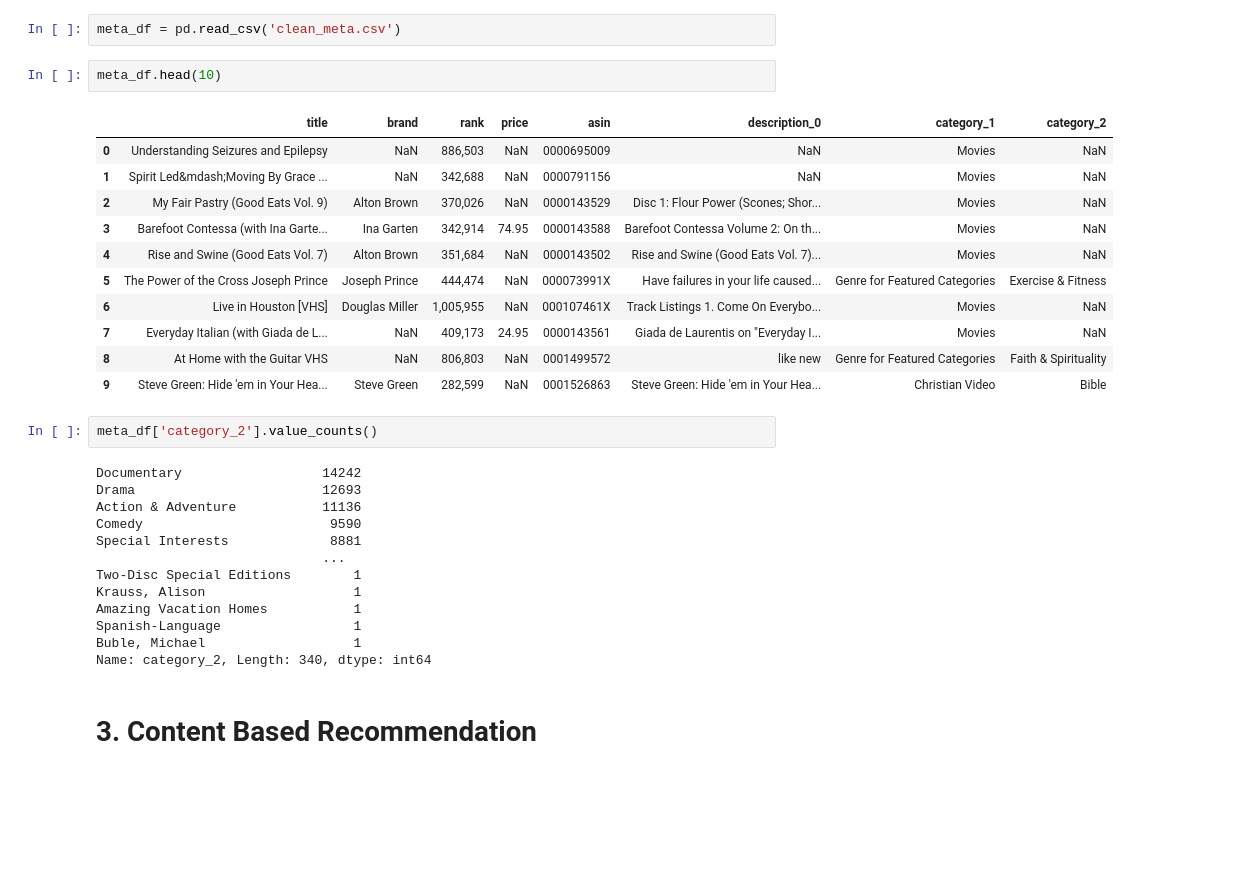
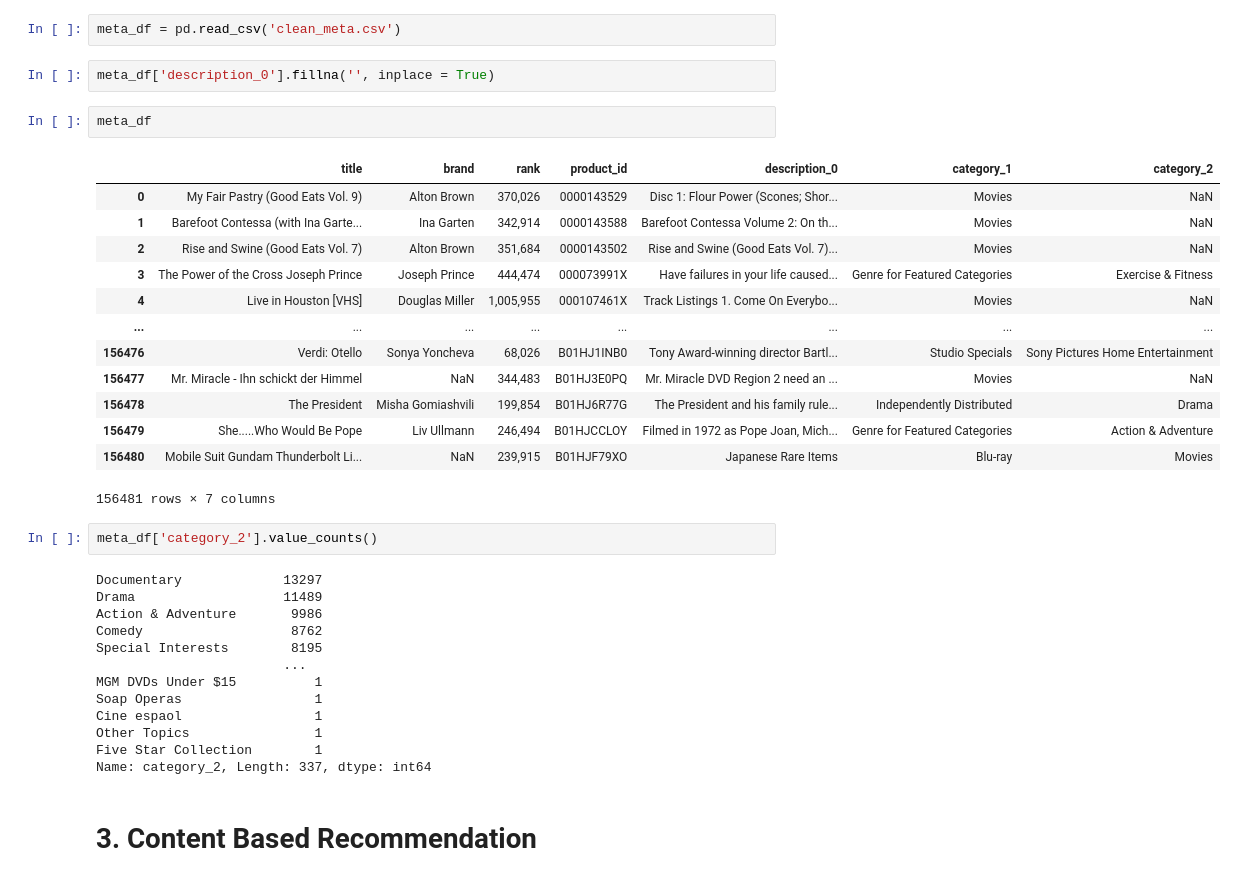
Before and after one commit to JTruong3/Amazon-Product-Recommender, a Jupyter notebook: 4_Recommendation_System.ipynb, the cells around one changed output. Cells and saved outputs as stored; diff of their text form; blank space fills up the shorter version.

```diff
--- a/4_Recommendation_System.ipynb
+++ b/4_Recommendation_System.ipynb
@@ -31,35 +35,39 @@ from sklearn.model_selection import train_test_split
 Load in the dataset
 # %%
 meta_df = pd.read_csv('clean_meta.csv')
+# %%
+meta_df['description_0'].fillna('', inplace = True)
 # %%
-meta_df.head(10)
+meta_df
 # %% [output]
-|  | title | brand | rank | price | asin | description_0 | category_1 | category_2 |
-| 0 | Understanding Seizures and Epilepsy | NaN | 886,503 | NaN | 0000695009 | NaN | Movies | NaN |
-| 1 | Spirit Led&mdash;Moving By Grace ... | NaN | 342,688 | NaN | 0000791156 | NaN | Movies | NaN |
-| 2 | My Fair Pastry (Good Eats Vol. 9) | Alton Brown | 370,026 | NaN | 0000143529 | Disc 1: Flour Power (Scones; Shor... | Movies | NaN |
-| 3 | Barefoot Contessa (with Ina Garte... | Ina Garten | 342,914 | 74.95 | 0000143588 | Barefoot Contessa Volume 2: On th... | Movies | NaN |
-| 4 | Rise and Swine (Good Eats Vol. 7) | Alton Brown | 351,684 | NaN | 0000143502 | Rise and Swine (Good Eats Vol. 7)... | Movies | NaN |
-| 5 | The Power of the Cross Joseph Prince | Joseph Prince | 444,474 | NaN | 000073991X | Have failures in your life caused... | Genre for Featured Categories | Exercise & Fitness |
-| 6 | Live in Houston [VHS] | Douglas Miller | 1,005,955 | NaN | 000107461X | Track Listings 1. Come On Everybo... | Movies | NaN |
-| 7 | Everyday Italian (with Giada de L... | NaN | 409,173 | 24.95 | 0000143561 | Giada de Laurentis on "Everyday I... | Movies | NaN |
-| 8 | At Home with the Guitar VHS | NaN | 806,803 | NaN | 0001499572 | like new | Genre for Featured Categories | Faith & Spirituality |
-| 9 | Steve Green: Hide 'em in Your Hea... | Steve Green | 282,599 | NaN | 0001526863 | Steve Green: Hide 'em in Your Hea... | Christian Video | Bible |
+|  | title | brand | rank | product_id | description_0 | category_1 | category_2 |
+| 0 | My Fair Pastry (Good Eats Vol. 9) | Alton Brown | 370,026 | 0000143529 | Disc 1: Flour Power (Scones; Shor... | Movies | NaN |
+| 1 | Barefoot Contessa (with Ina Garte... | Ina Garten | 342,914 | 0000143588 | Barefoot Contessa Volume 2: On th... | Movies | NaN |
+| 2 | Rise and Swine (Good Eats Vol. 7) | Alton Brown | 351,684 | 0000143502 | Rise and Swine (Good Eats Vol. 7)... | Movies | NaN |
+| 3 | The Power of the Cross Joseph Prince | Joseph Prince | 444,474 | 000073991X | Have failures in your life caused... | Genre for Featured Categories | Exercise & Fitness |
+| 4 | Live in Houston [VHS] | Douglas Miller | 1,005,955 | 000107461X | Track Listings 1. Come On Everybo... | Movies | NaN |
+| ... | ... | ... | ... | ... | ... | ... | ... |
+| 156476 | Verdi: Otello | Sonya Yoncheva | 68,026 | B01HJ1INB0 | Tony Award-winning director Bartl... | Studio Specials | Sony Pictures Home Entertainment |
+| 156477 | Mr. Miracle - Ihn schickt der Himmel | NaN | 344,483 | B01HJ3E0PQ | Mr. Miracle DVD Region 2 need an ... | Movies | NaN |
+| 156478 | The President | Misha Gomiashvili | 199,854 | B01HJ6R77G | The President and his family rule... | Independently Distributed | Drama |
+| 156479 | She.....Who Would Be Pope | Liv Ullmann | 246,494 | B01HJCCLOY | Filmed in 1972 as Pope Joan, Mich... | Genre for Featured Categories | Action & Adventure |
+| 156480 | Mobile Suit Gundam Thunderbolt Li... | NaN | 239,915 | B01HJF79XO | Japanese Rare Items | Blu-ray | Movies |
+156481 rows × 7 columns
 # %%
 meta_df['category_2'].value_counts()
 # %% [output]
-Documentary                  14242
-Drama                        12693
-Action & Adventure           11136
-Comedy                        9590
-Special Interests             8881
-                             ...
-Two-Disc Special Editions        1
-Krauss, Alison                   1
-Amazing Vacation Homes           1
-Spanish-Language                 1
-Buble, Michael                   1
-Name: category_2, Length: 340, dtype: int64
+Documentary             13297
+Drama                   11489
+Action & Adventure       9986
+Comedy                   8762
+Special Interests        8195
+                        ...
+MGM DVDs Under $15          1
+Soap Operas                 1
+Cine espaol                 1
+Other Topics                1
+Five Star Collection        1
+Name: category_2, Length: 337, dtype: int64
 # %% [markdown]
 # 3. Content Based Recommendation
 # %% [markdown]
```
Also changed, not shown: parts of 57 cells of this notebook.
